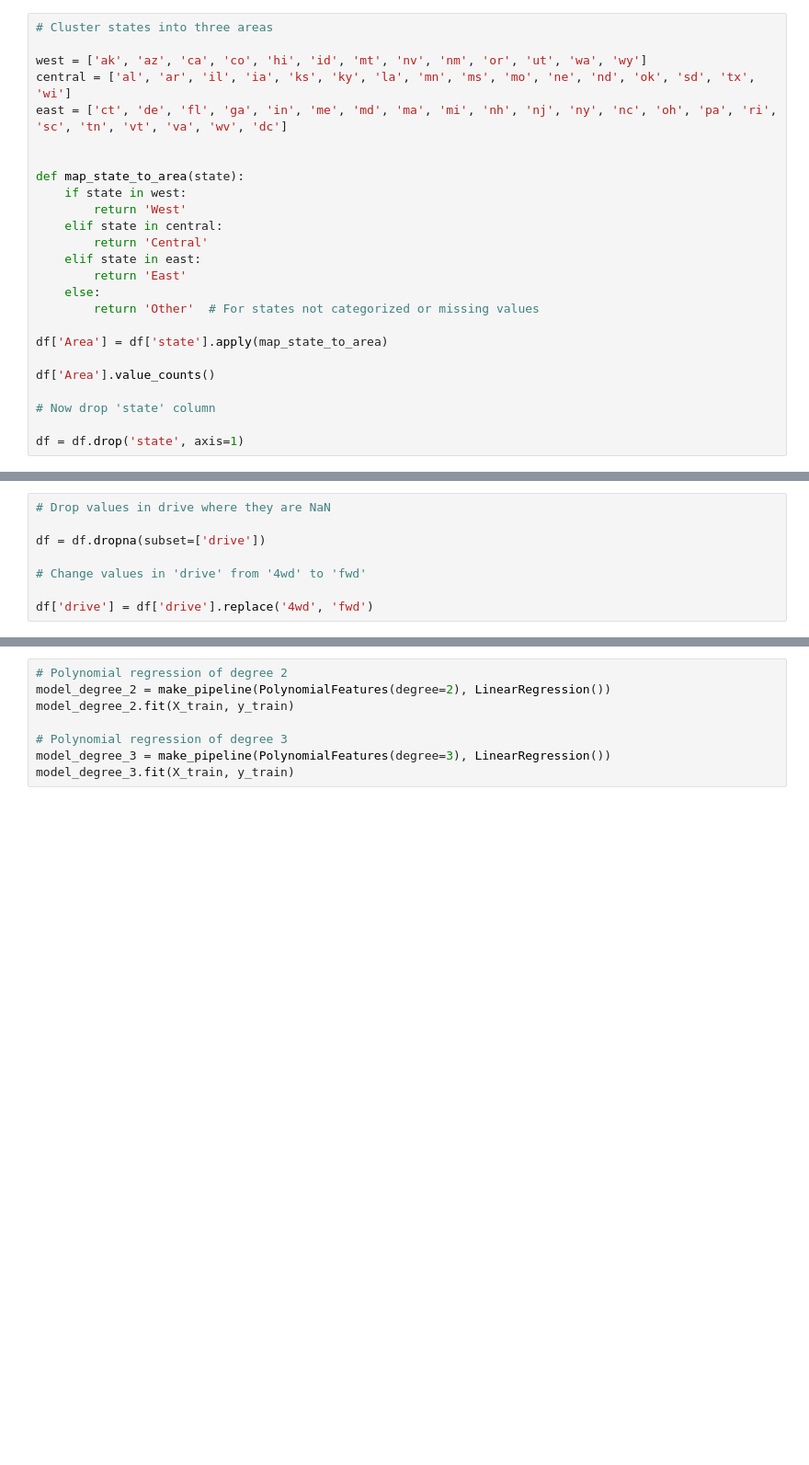
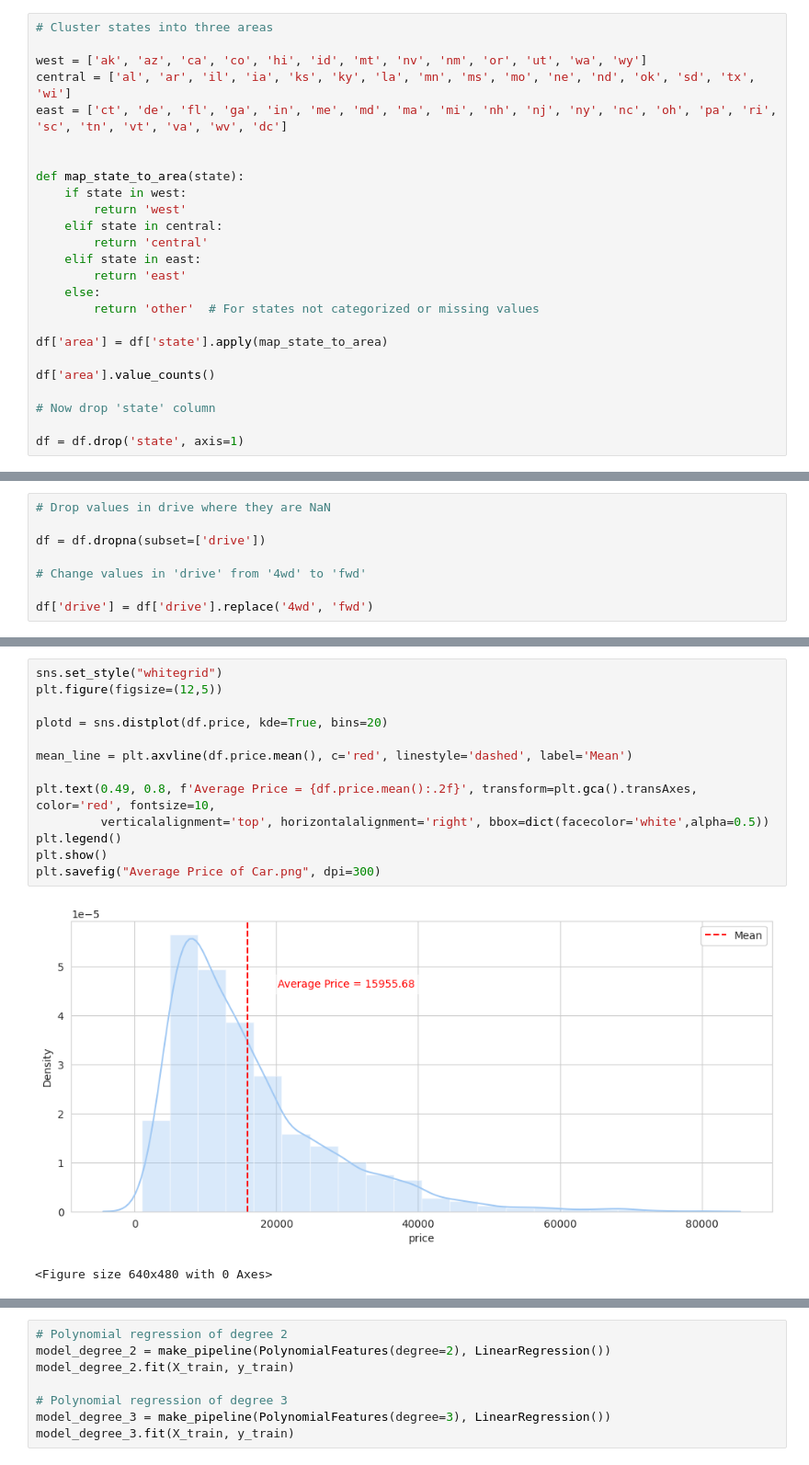
Before and after one commit to andrespineda/UC-Berkeley-MLAI, a Jupyter notebook: Assignment_11_1.ipynb, the cells around one changed output, grey strips where cells are left out. Shown at 92% size. Drawn from its saved outputs; the diff is of its cells as text; blank space fills up the shorter version.

```diff
--- a/Assignment_11_1.ipynb
+++ b/Assignment_11_1.ipynb
@@ -149,17 +106,17 @@ east = ['ct', 'de', 'fl', 'ga', 'in', 'me', 'md', 'ma', 'mi', 'nh', 'nj', 'ny',
 
 def map_state_to_area(state):
     if state in west:
-        return 'West'
+        return 'west'
     elif state in central:
-        return 'Central'
+        return 'central'
     elif state in east:
-        return 'East'
+        return 'east'
     else:
-        return 'Other'  # For states not categorized or missing values
+        return 'other'  # For states not categorized or missing values
 
-df['Area'] = df['state'].apply(map_state_to_area)
+df['area'] = df['state'].apply(map_state_to_area)
 
-df['Area'].value_counts()
+df['area'].value_counts()
 
 # Now drop 'state' column
 
@@ -786,0 +523,16 @@ R-squared : 0.8145921569133636
+# %%
+sns.set_style("whitegrid")
+plt.figure(figsize=(12,5))
+
+plotd = sns.distplot(df.price, kde=True, bins=20)
+
+mean_line = plt.axvline(df.price.mean(), c='red', linestyle='dashed', label='Mean')
+
+plt.text(0.49, 0.8, f'Average Price = {df.price.mean():.2f}', transform=plt.gca().transAxes, color='red', fontsize=10,
+         verticalalignment='top', horizontalalignment='right', bbox=dict(facecolor='white',alpha=0.5))
+plt.legend()
+plt.show()
+plt.savefig("Average Price of Car.png", dpi=300)
+# %% [output]
+[figure, added]
+<Figure size 640x480 with 0 Axes>
```
Also changed, not shown: parts of 141 cells of this notebook.
